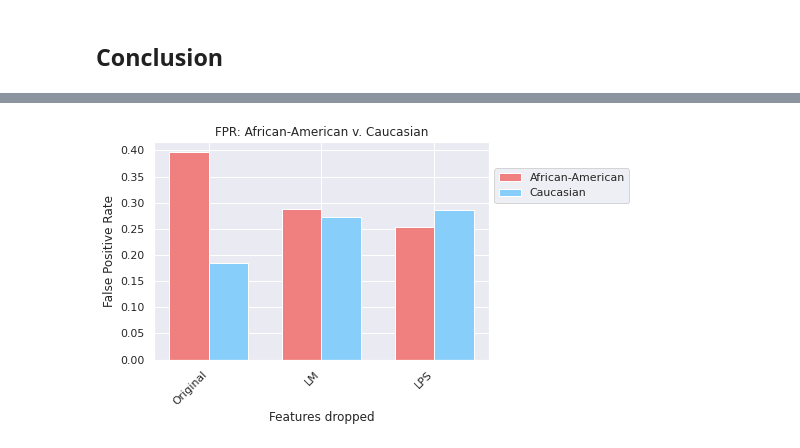
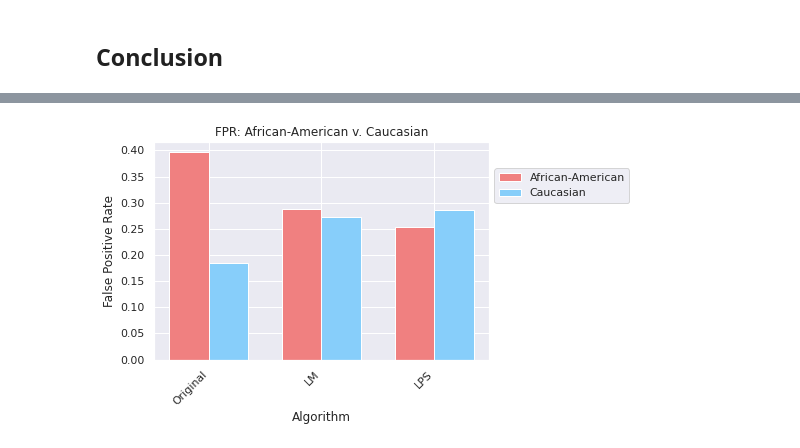
Before and after one commit to Shriya-vipul/ml_fairness, a Jupyter notebook: doc/LM+LPS_model.ipynb, the cells around one changed output, grey strips where cells are left out. Cells and saved outputs as stored; diff of their text form; code cells hidden in the pictures.

```diff
--- a/doc/LM+LPS_model.ipynb
+++ b/doc/LM+LPS_model.ipynb
@@ -216,11 +223,12 @@ y = dummy_data['two_year_recid']
 
 model = GradientBoostingClassifier(n_estimators=80, learning_rate=0.25, max_depth=1, max_features=5, random_state=0)
 exp_df_Ori = pd.DataFrame(columns=['Experiment', 'Accuracy (mean)', 'Accuracy (std)',
-                               'Black FPR', 'White FPR'])
+                               'Black FPR', 'White FPR', 'Black Acc', 'White Acc', 'Calibration'])
 
-black_fpr, white_fpr, Acc = bias_exp(X, y)
+black_cal, white_cal, black_fpr, white_fpr, Acc = bias_exp(X, y)
 exp_df_Ori.loc[len(exp_df_Ori.index)] = ["Original", np.mean(Acc), np.std(Acc),
-                                 np.mean(black_fpr), np.mean(white_fpr)]
+                                 np.mean(black_fpr), np.mean(white_fpr), np.mean(black_cal), np.mean(white_cal),
+                                 abs(np.mean(black_cal)-np.mean(white_cal))]
 
 exp_df_Ori
 # %% [output]
@@ -500,11 +508,12 @@ y = dummy_data['two_year_recid']
 
 model = GradientBoostingClassifier(n_estimators=80, learning_rate=0.25, max_depth=1, max_features=5, random_state=0)
 exp_df_LM = pd.DataFrame(columns=['Experiment', 'Accuracy (mean)', 'Accuracy (std)',
-                               'Black FPR', 'White FPR'])
+                               'Black FPR', 'White FPR','Black Acc', 'White Acc', 'Calibration'])
 
-black_fpr, white_fpr, Acc = bias_exp(X, y, algor='LM')
+black_cal, white_cal, black_fpr, white_fpr, Acc = bias_exp(X, y, algor='LM')
 exp_df_LM.loc[len(exp_df_LM.index)] = ["LM", np.mean(Acc), np.std(Acc),
-                                 np.mean(black_fpr), np.mean(white_fpr)]
+                                 np.mean(black_fpr), np.mean(white_fpr), np.mean(black_cal), np.mean(white_cal),
+                                 abs(np.mean(black_cal)-np.mean(white_cal))]
 
 exp_df_LM
 # %% [output]
@@ -708,11 +717,12 @@ y = dummy_data['two_year_recid']
 
 model = GradientBoostingClassifier(n_estimators=80, learning_rate=0.25, max_depth=1, max_features=5, random_state=0)
 exp_df_LPS = pd.DataFrame(columns=['Experiment', 'Accuracy (mean)', 'Accuracy (std)',
-                               'Black FPR', 'White FPR'])
+                               'Black FPR', 'White FPR','Black Acc', 'White Acc', 'Calibration'])
 
-black_fpr, white_fpr, Acc = bias_exp(X, y, algor='LPS')
+black_cal, white_cal, black_fpr, white_fpr, Acc = bias_exp(X, y, algor='LPS')
 exp_df_LPS.loc[len(exp_df_LPS.index)] = ["LPS", np.mean(Acc), np.std(Acc),
-                                 np.mean(black_fpr), np.mean(white_fpr)]
+                                 np.mean(black_fpr), np.mean(white_fpr), np.mean(black_cal), np.mean(white_cal),
+                                 abs(np.mean(black_cal)-np.mean(white_cal))]
 
 exp_df_LPS
 # %% [output]
@@ -735,4 +745,4 @@ plt.show()
 # %%
-exp_df = pd.concat([exp_df_Ori, exp_df_LM, exp_df_LPS])
+exp_df = pd.concat([exp_df_Ori, exp_df_LM, exp_df_LPS]).reset_index()
 exp_df
 # %% [output]
@@ -743,22 +764,22 @@ exp_df
 # %%
 labels = list(exp_df['Experiment'])
 x = np.arange(len(exp_df['Experiment']))  # the label locations
 width = 0.35  # the width of the bars
 
 fig, ax = plt.subplots()
 rects1 = ax.bar(x - width/2, exp_df['Black FPR'], width, label='African-American', color='lightcoral')
 rects2 = ax.bar(x + width/2, exp_df['White FPR'], width, label='Caucasian', color='lightskyblue')
 
 # Add some text for labels, title and custom x-axis tick labels, etc.
 ax.set_ylabel('False Positive Rate')
-ax.set_xlabel('Features dropped')
+ax.set_xlabel('Algorithm')
 ax.set_title('FPR: African-American v. Caucasian')
 ax.set_xticks(x)
 ax.set_xticklabels(labels, rotation=45, ha="right")
 ax.legend(loc='center left', bbox_to_anchor=(1, 0.8))
 
 #fig.tight_layout()
 
 plt.show()
 # %% [output]
-[figure, old version]
+[figure, new version]
```
Also changed, not shown: parts of 33 cells of this notebook.
